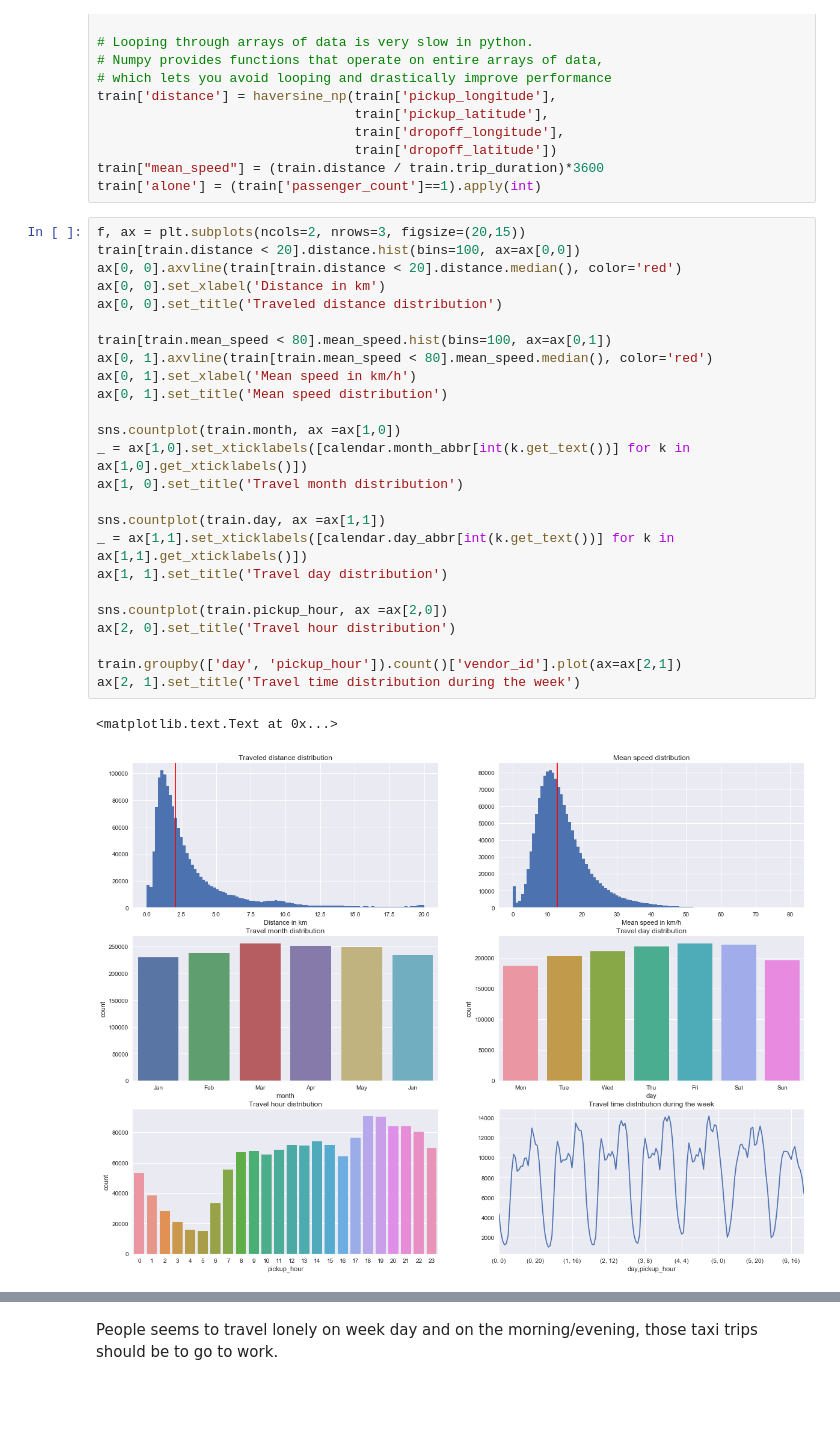
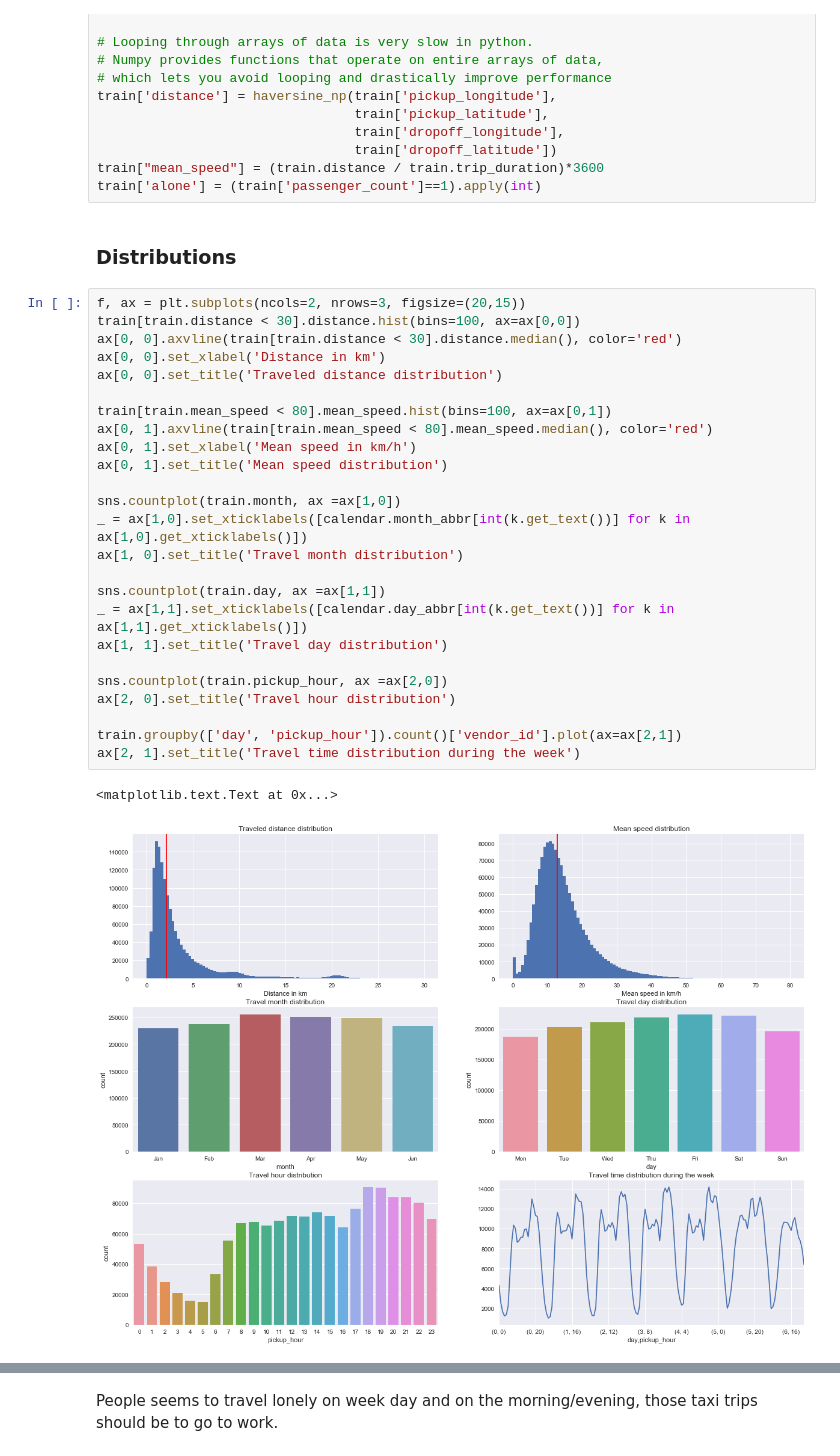
Before and after one commit to alexattia/Data-Science-Projects, a Jupyter notebook: KaggleTaxiTrip/Exploring the dataset.ipynb, the cells around one changed output, grey strips where cells are left out. Cells and saved outputs as stored; diff of their text form; blank space fills up the shorter version.

Commit message:
data exploration, more graphs and stats

```diff
--- a/KaggleTaxiTrip/Exploring the dataset.ipynb
+++ b/KaggleTaxiTrip/Exploring the dataset.ipynb
@@ -40,31 +44,33 @@ train['distance'] = haversine_np(train['pickup_longitude'],
                                  train['dropoff_latitude'])
 train["mean_speed"] = (train.distance / train.trip_duration)*3600
 train['alone'] = (train['passenger_count']==1).apply(int)
+# %% [markdown]
+### Distributions
 # %%
 f, ax = plt.subplots(ncols=2, nrows=3, figsize=(20,15))
-train[train.distance < 20].distance.hist(bins=100, ax=ax[0,0])
-ax[0, 0].axvline(train[train.distance < 20].distance.median(), color='red')
+train[train.distance < 30].distance.hist(bins=100, ax=ax[0,0])
+ax[0, 0].axvline(train[train.distance < 30].distance.median(), color='red')
 ax[0, 0].set_xlabel('Distance in km')
 ax[0, 0].set_title('Traveled distance distribution')
 
 train[train.mean_speed < 80].mean_speed.hist(bins=100, ax=ax[0,1])
 ax[0, 1].axvline(train[train.mean_speed < 80].mean_speed.median(), color='red')
 ax[0, 1].set_xlabel('Mean speed in km/h')
 ax[0, 1].set_title('Mean speed distribution')
 
 sns.countplot(train.month, ax =ax[1,0])
 _ = ax[1,0].set_xticklabels([calendar.month_abbr[int(k.get_text())] for k in ax[1,0].get_xticklabels()])
 ax[1, 0].set_title('Travel month distribution')
 
 sns.countplot(train.day, ax =ax[1,1])
 _ = ax[1,1].set_xticklabels([calendar.day_abbr[int(k.get_text())] for k in ax[1,1].get_xticklabels()])
 ax[1, 1].set_title('Travel day distribution')
 
 sns.countplot(train.pickup_hour, ax =ax[2,0])
 ax[2, 0].set_title('Travel hour distribution')
 
 train.groupby(['day', 'pickup_hour']).count()['vendor_id'].plot(ax=ax[2,1])
 ax[2, 1].set_title('Travel time distribution during the week')
 # %% [output]
 <matplotlib.text.Text at 0x...>
-[figure, old version]
+[figure, new version]
```
Also changed, not shown: parts of 28 cells of this notebook, 1 other file.
